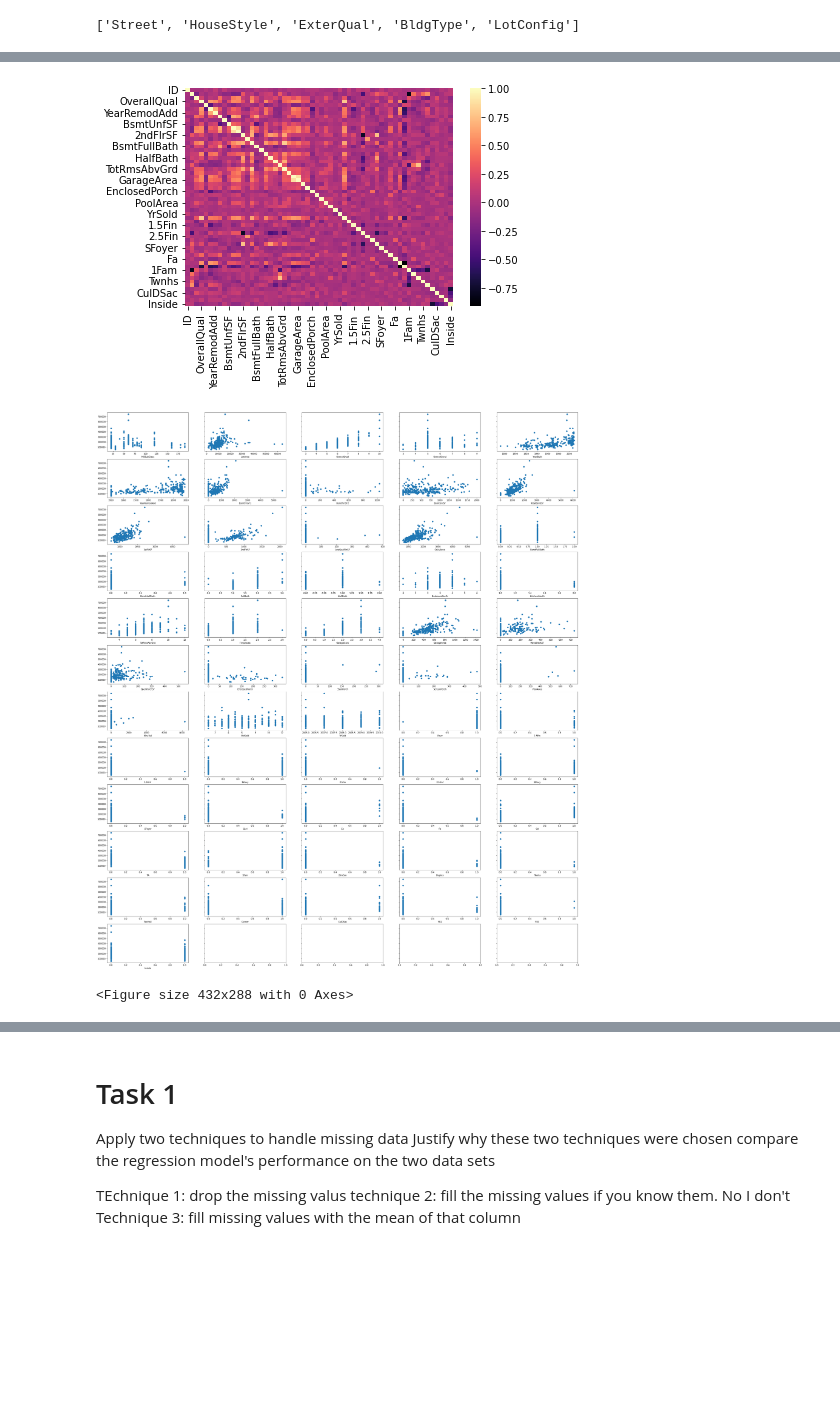
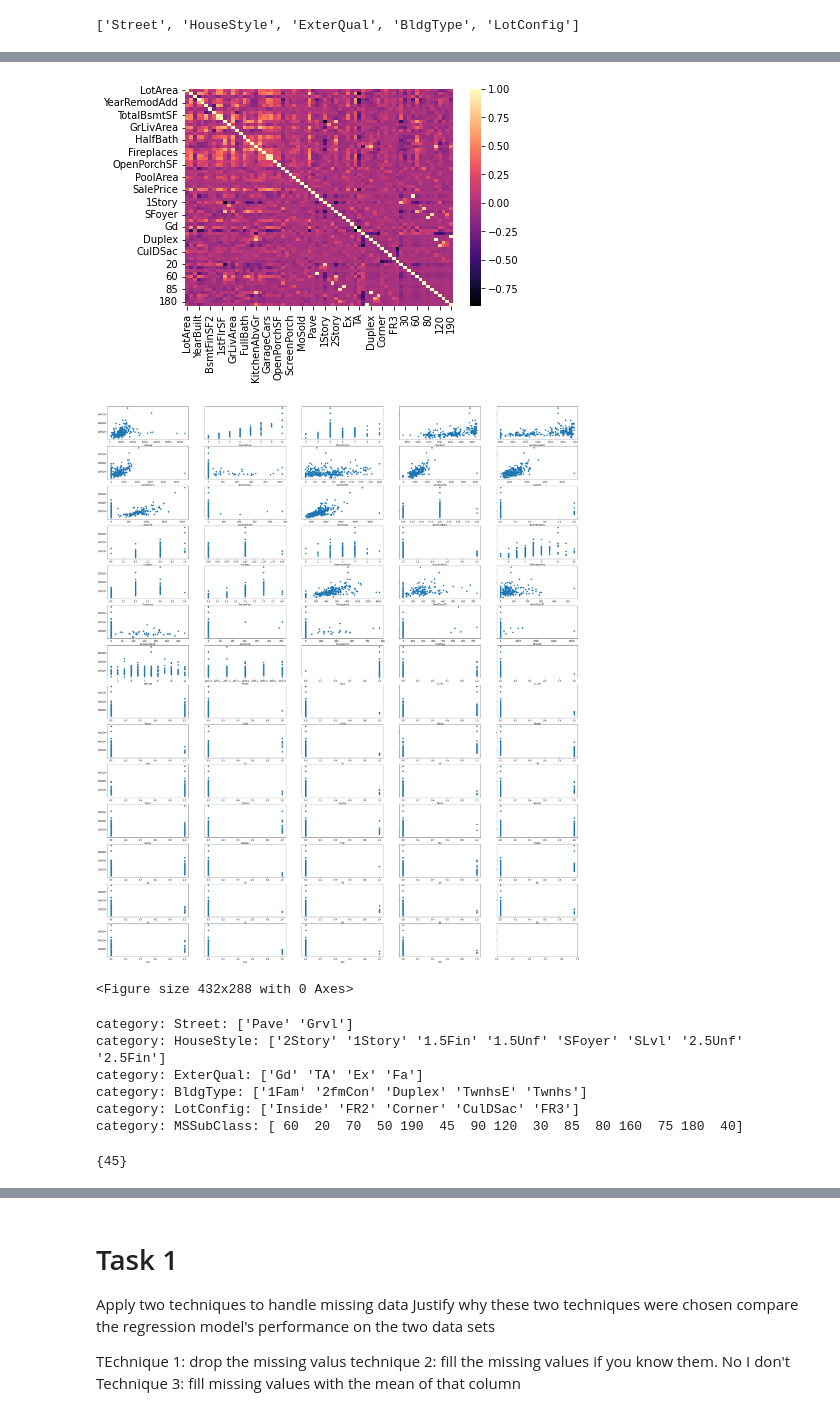
Before and after one commit to hifrickenfive/UniAdelaideAIML, a Jupyter notebook: assignment2/scratch.ipynb, the cells around one changed output, grey strips where cells are left out. Saved outputs shown, nothing was run; the diff lists cells and outputs as text; code cells hidden in the pictures; blank space fills up the shorter version.

```diff
--- a/assignment2/scratch.ipynb
+++ b/assignment2/scratch.ipynb
@@ -67,7 +67,7 @@ def one_hot_encode(dataframe, categoricals:list):
     """Mutates dataframe by dropping categoricals and concatenating one hot encoding."""
 
     for idx, category in enumerate(categoricals):
-        print(f'index: {idx} \n')
+        # print(f'index: {idx} \n')
         variables_list = dataframe[category].unique()
         print(f'category: {category}: {variables_list}')
         if len(variables_list) == 2:
@@ -79,5 +79,5 @@ def one_hot_encode(dataframe, categoricals:list):
         dataframe = pd.concat([dataframe, dummy1], axis=1).drop(category, axis=1)
     return dataframe
 
-test_data = one_hot_encode(test_data, categoricals)
+test_data = one_hot_encode(test_data, categoricals + ['MSSubClass'])
 # %% [output]
@@ -98,0 +90,7 @@ category: LotConfig: ['Corner' 'CulDSac' 'Inside' 'FR2' 'FR3']
+# %%
+# Drop columns index and ID because they aren't useful information
+
+test_data = test_data.drop(['ID'], axis=1)
+# test_data.drop(['index'], axis=1)
+test_data.columns
+# test_data['columns']
@@ -114,39 +132,38 @@ sb.heatmap(test_data.corr(), cmap = 'magma')
 plt.savefig('heatmap.png', format='png')
 plt.show()
 # %% [output]
-[figure, old version]
+[figure, new version]
 # %%
 # Plot independent variable (sales price) vs. each dependent variable
 # Create subplot
 
 import matplotlib.pyplot as plt
 
 def plot_custom_subplot(df_obj, y_series, num_cols=int(5)):
     num_plots = len(df_obj.columns)
     num_rows = math.ceil(num_plots/num_cols)
     fig, ax_array =  plt.subplots(num_rows, num_cols, figsize=(100/2.54, 120/2.54), sharey=True)
 
     k = 0
     for ax_row in ax_array:
         for axes in ax_row:
             axes.set_xlabel(df_obj.columns[k])
             axes.scatter(df_obj.iloc[:, k], y_series)
             k += 1
             if k == num_plots:
                 break
 
     plt.show()
     plt.savefig('scatter.png', format='png')
 
 
 # Prep plot data
 scatter_df = test_data.copy()
 scatter_df = scatter_df.drop('SalePrice', axis = 1)
-scatter_df = scatter_df.drop('ID', axis = 1)
 
 # Main
 import math
 plot_custom_subplot(scatter_df, test_data['SalePrice'])
 # %% [output]
-[figure, old version]
+[figure, new version]
 <Figure size 432x288 with 0 Axes>
@@ -152,0 +194,20 @@ plot_custom_subplot(scatter_df, test_data['SalePrice'])
+# %%
+X_train, y_train = prepare_data(train_data)
+
+# Comment: train_data has one more MSSubClass than testData
+# %% [output]
+category: Street: ['Pave' 'Grvl']
+category: HouseStyle: ['2Story' '1Story' '1.5Fin' '1.5Unf' 'SFoyer' 'SLvl' '2.5Unf' '2.5Fin']
+category: ExterQual: ['Gd' 'TA' 'Ex' 'Fa']
+category: BldgType: ['1Fam' '2fmCon' 'Duplex' 'TwnhsE' 'Twnhs']
+category: LotConfig: ['Inside' 'FR2' 'Corner' 'CulDSac' 'FR3']
+category: MSSubClass: [ 60  20  70  50 190  45  90 120  30  85  80 160  75 180  40]
+# %%
+# Figure out what to do about X_train
+set_a = { 70,  60,  80,  20, 160,  50, 120,  30, 190,  75,  85,  90,  40, 180} # from test
+set_b = { 60, 20,  70, 50, 190,  45,  90, 120,  30,  85,  80, 160,  75, 180,  40} # from train
+
+result = set_a.symmetric_difference(set_b)
+print(result) # 45
+# %% [output]
+{45}
```
Also changed, not shown: parts of 6 cells of this notebook, 11 other files.
